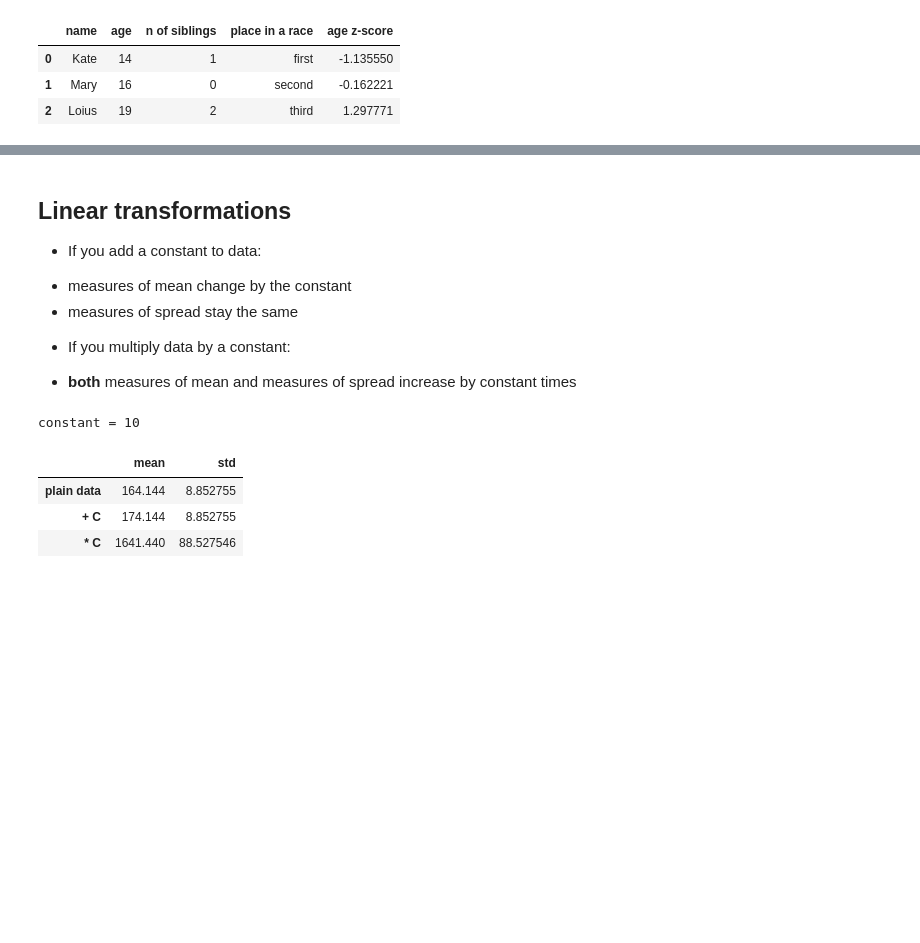
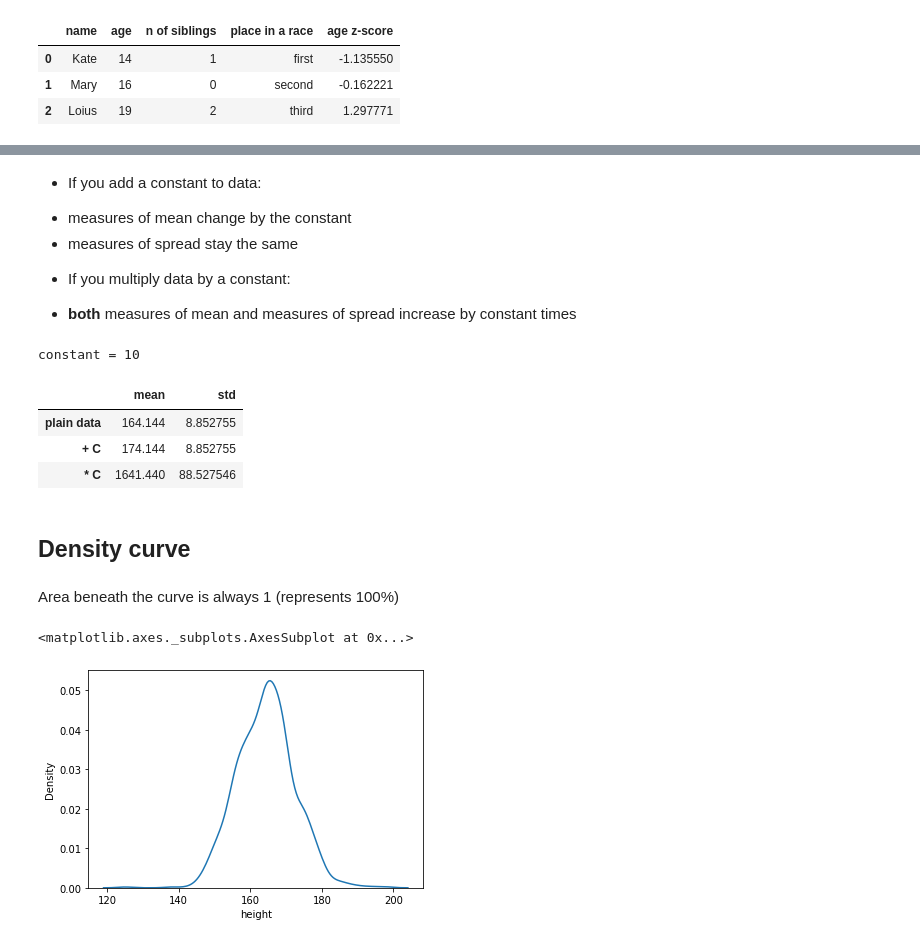
Before and after one commit to quicksilverri/statistics, a Jupyter notebook: statistics.ipynb, the cells around one changed output, grey strips where cells are left out. Cells and saved outputs as stored; diff of their text form; code cells hidden in the pictures; blank space fills up the shorter version.

```diff
--- a/statistics.ipynb
+++ b/statistics.ipynb
@@ -244,6 +234,4 @@ df
 # %% [markdown]
-## Linear transformations
-
 * If you add a constant to data:
  - measures of mean change by the constant
  - measures of spread stay the same
@@ -275,3 +263,13 @@ constant = 10
 | plain data | 164.144 | 8.852755 |
 | + C | 174.144 | 8.852755 |
 | * C | 1641.440 | 88.527546 |
+# %% [markdown]
+## Density curve
+# %% [markdown]
+Area beneath the curve is always 1 (represents 100%)
+# %%
+clean_height = sample.height[(sample.height > 100) & (sample.height < 200)]
+sns.kdeplot(clean_height)
+# %% [output]
+<matplotlib.axes._subplots.AxesSubplot at 0x...>
+[figure, added]
```
Also changed, not shown: parts of 12 cells of this notebook.
